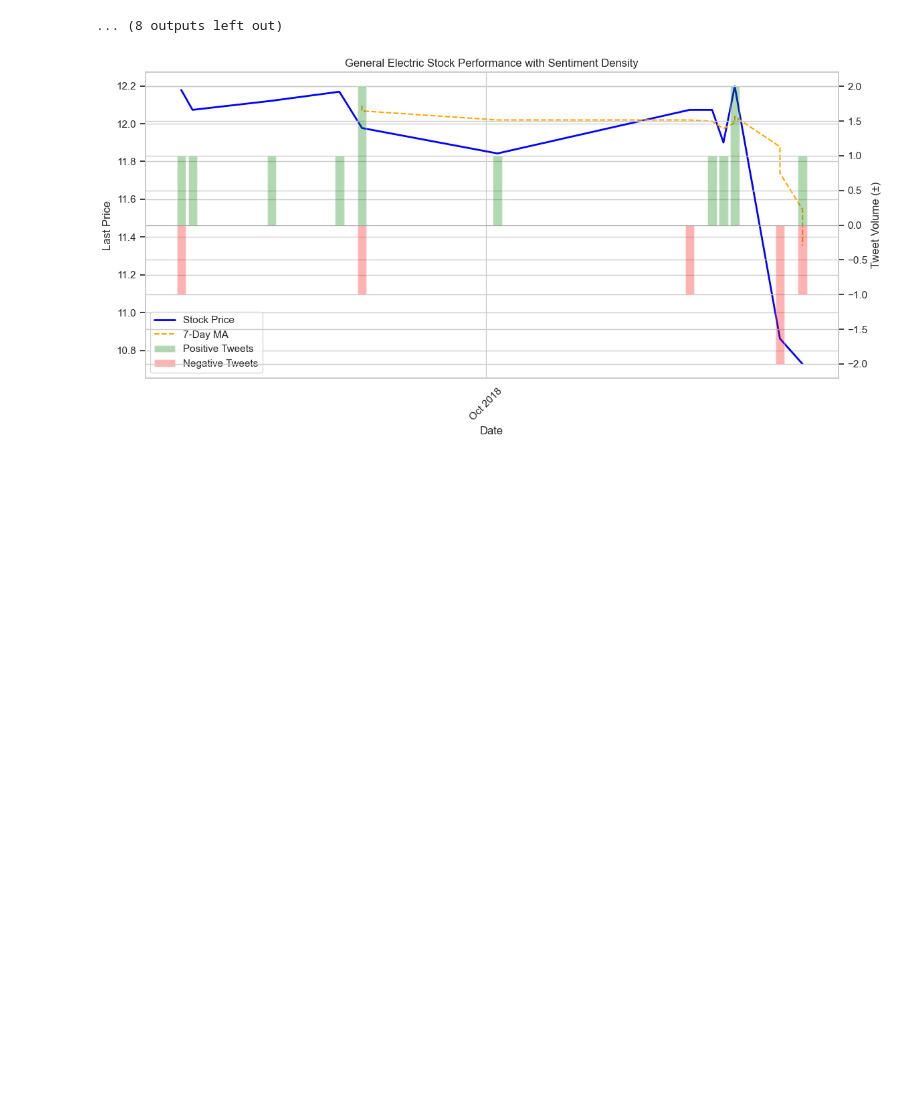
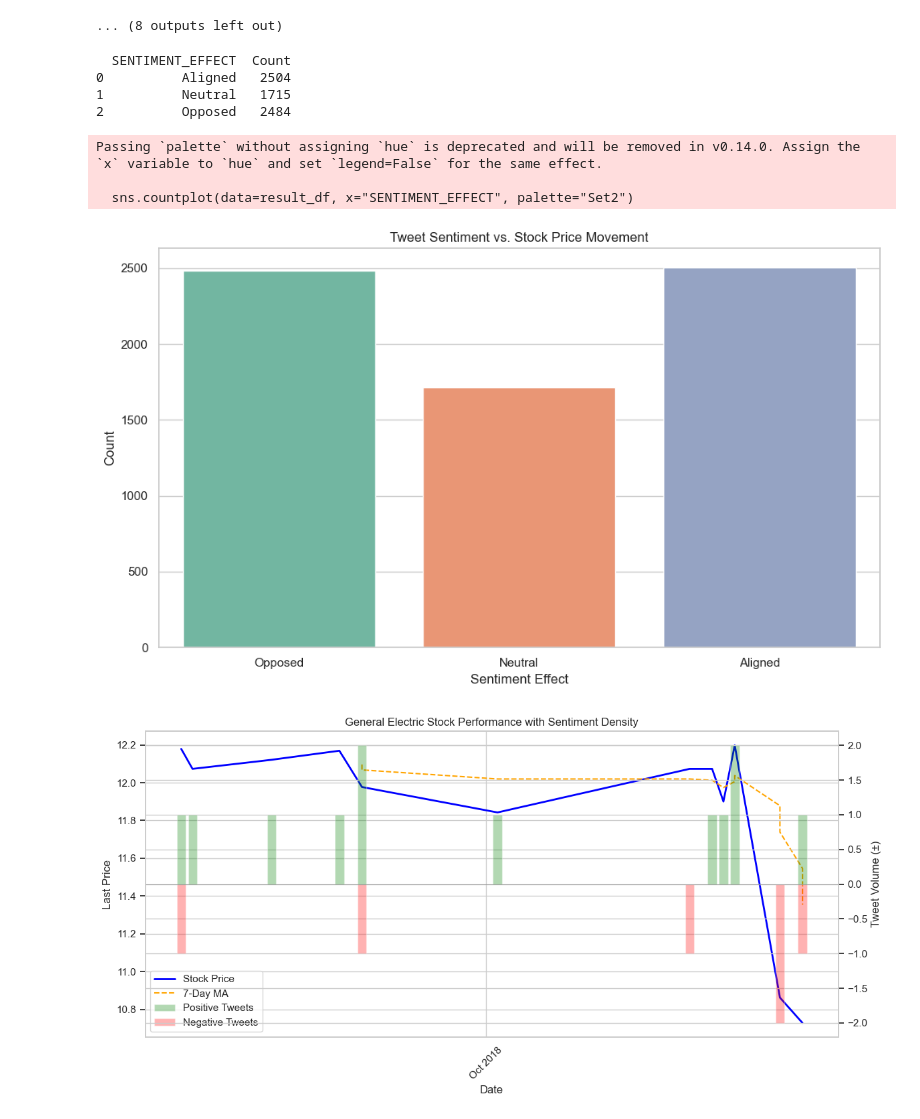
Before and after one commit to liehanels/Data_Processing, a Jupyter notebook: main.ipynb, the cells around one changed output. Drawn from its saved outputs; the diff is of its cells as text; code cells hidden in the pictures; blank space fills up the shorter version.

Commit message:
Had a look at how the data supports my hypothesis

```diff
--- a/main.ipynb
+++ b/main.ipynb
@@ -393,5 +399,78 @@ for stock in bot_10_stocks:
 [figure]
 [figure]
 ... (8 outputs left out)
+# %%
+# Now I will have a look at the data and how it supports my hypothesis
+
+# Filter dataset to only include tweets from 2018 onwards
+df_filtered = df[df["DATE"] >= pd.Timestamp("2018-01-01")].copy()
+
+# AI Assisted me with making this look nice and neat
+
+# Aggregate daily sentiment and stock price per company
+# - Average LSTM_POLARITY gives a continuous sentiment score
+# - Mode of LSTM_SENTIMENT gives the dominant sentiment label (Positive/Negative)
+# - Average LAST_PRICE gives the daily closing price
+daily_df = df_filtered.groupby(["STOCK", "DATE"]).agg({
+    "LSTM_POLARITY": "mean",
+    "LSTM_SENTIMENT": lambda x: x.mode()[0] if not x.mode().empty else None,
+    "LAST_PRICE": "mean"
+}).reset_index()
+
+# Calculate next-day price change and direction
+# - Helps assess whether sentiment may have influenced price movement
+daily_df.sort_values(["STOCK", "DATE"], inplace=True)
+daily_df["NEXT_PRICE"] = daily_df.groupby("STOCK")["LAST_PRICE"].shift(-1)
+daily_df["PRICE_CHANGE"] = daily_df["NEXT_PRICE"] - daily_df["LAST_PRICE"]
+daily_df["PRICE_DIRECTION"] = daily_df["PRICE_CHANGE"].apply(
+    lambda x: "Up" if x > 0 else ("Down" if x < 0 else "Flat")
+)
+
+# Define logic to compare sentiment with price movement
+# - Returns 'Aligned' if sentiment and price move in same direction
+# - Returns 'Opposed' if they move in opposite directions
+# - Returns 'Neutral' if price doesn't change
+def sentiment_effect(row):
+    if row["LSTM_SENTIMENT"] == "Positive" and row["PRICE_DIRECTION"] == "Up":
+        return "Aligned"
+    elif row["LSTM_SENTIMENT"] == "Negative" and row["PRICE_DIRECTION"] == "Down":
+        return "Aligned"
+    elif row["PRICE_DIRECTION"] == "Flat":
+        return "Neutral"
+    else:
+        return "Opposed"
+
+# End of AI assistance
+
+# Apply sentiment effect logic to each row
+daily_df["SENTIMENT_EFFECT"] = daily_df.apply(sentiment_effect, axis=1)
+
+# Select relevant columns for analysis and reporting
+result_df = daily_df[[
+    "STOCK", "DATE", "LSTM_SENTIMENT", "LSTM_POLARITY",
+    "LAST_PRICE", "NEXT_PRICE", "PRICE_CHANGE",
+    "PRICE_DIRECTION", "SENTIMENT_EFFECT"
+]]
+
+# Tabulate how often sentiment aligns, opposes, or has no effect on price
+summary = result_df.groupby("SENTIMENT_EFFECT").size().reset_index(name="Count")
+print(summary)
+
+# Visualize sentiment effect distribution as a bar chart
+sns.countplot(data=result_df, x="SENTIMENT_EFFECT", palette="Set2")
+plt.title("Tweet Sentiment vs. Stock Price Movement")
+plt.xlabel("Sentiment Effect")
+plt.ylabel("Count")
+plt.tight_layout()
+plt.show()
+# %% [output]
+  SENTIMENT_EFFECT  Count
+0          Aligned   2504
+1          Neutral   1715
+2          Opposed   2484
+Passing `palette` without assigning `hue` is deprecated and will be removed in v0.14.0. Assign the `x` variable to `hue` and set `legend=False` for the same effect.
+
+  sns.countplot(data=result_df, x="SENTIMENT_EFFECT", palette="Set2")
+[figure, added]
 # %%
 # Extracting the information from the data
```
Also changed, not shown: parts of 2 cells of this notebook, 20 other files.
